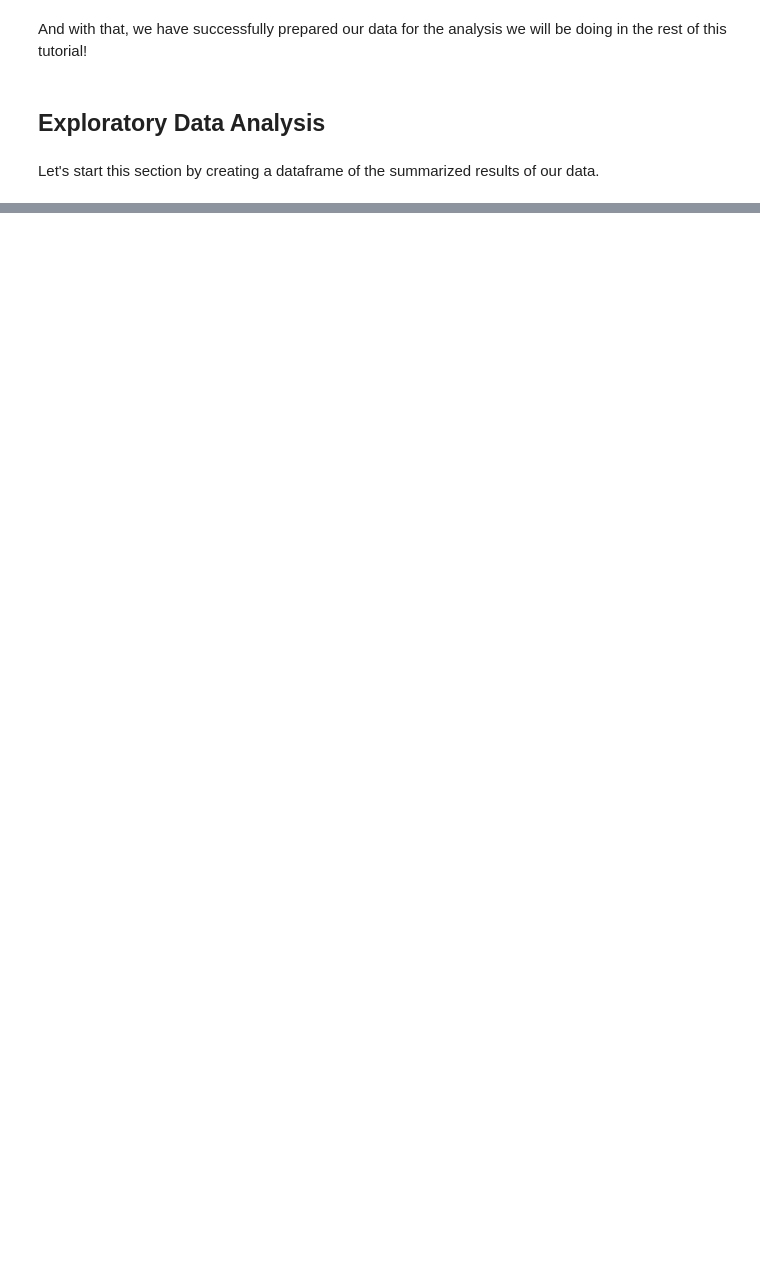
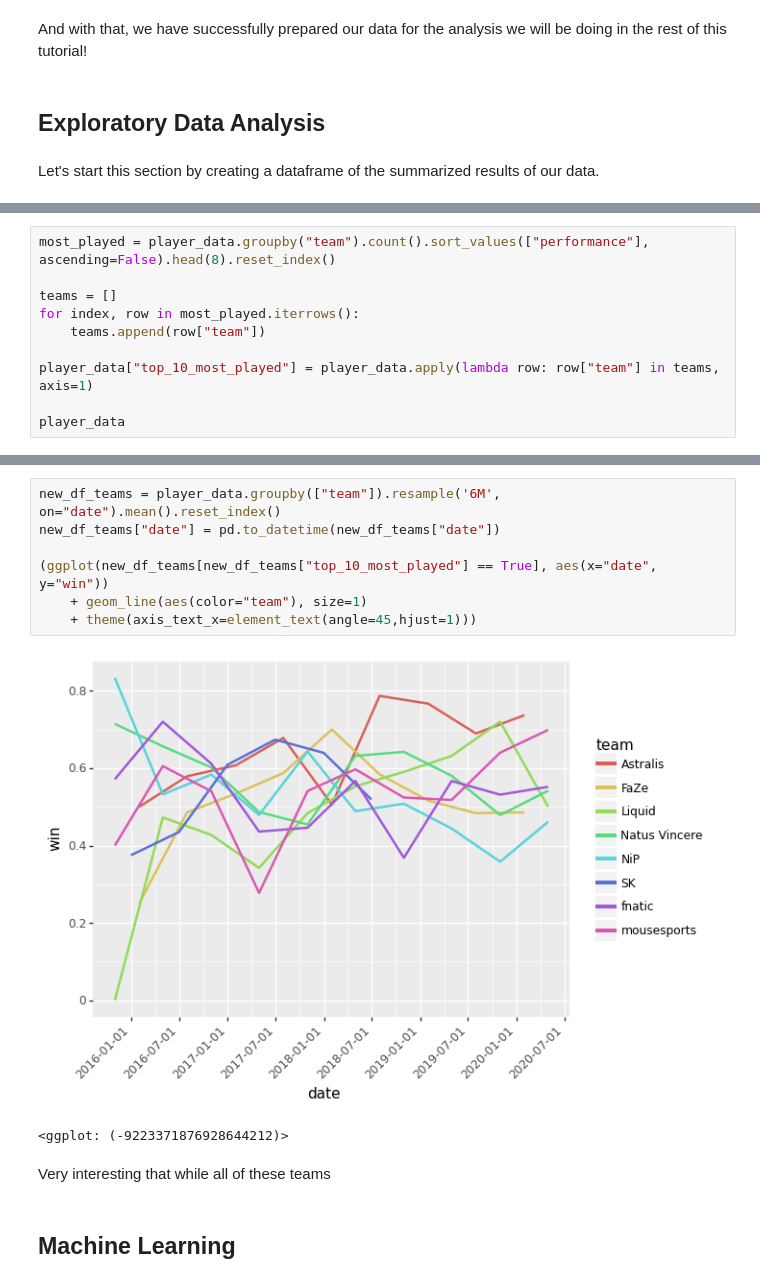
Before and after one commit to SphinxNumberNine/CS-GO-Data-Analysis, a Jupyter notebook: report.ipynb, the cells around one changed output, grey strips where cells are left out. Drawn from its saved outputs; the diff is of its cells as text; blank space fills up the shorter version.

```diff
--- a/report.ipynb
+++ b/report.ipynb
@@ -454,0 +537,10 @@ With that out of the way, we are free to start graphing some of our findings so
+# %%
+most_played = player_data.groupby("team").count().sort_values(["performance"], ascending=False).head(8).reset_index()
+
+teams = []
+for index, row in most_played.iterrows():
+    teams.append(row["team"])
+
+player_data["top_10_most_played"] = player_data.apply(lambda row: row["team"] in teams, axis=1)
+
+player_data
@@ -454,0 +561,14 @@ With that out of the way, we are free to start graphing some of our findings so
+# %%
+new_df_teams = player_data.groupby(["team"]).resample('6M', on="date").mean().reset_index()
+new_df_teams["date"] = pd.to_datetime(new_df_teams["date"])
+
+(ggplot(new_df_teams[new_df_teams["top_10_most_played"] == True], aes(x="date", y="win"))
+    + geom_line(aes(color="team"), size=1)
+    + theme(axis_text_x=element_text(angle=45,hjust=1)))
+# %% [output]
+[figure, added]
+<ggplot: (-9223371876928644212)>
+# %% [markdown]
+Very interesting that while all of these teams
+# %% [markdown]
+## Machine Learning
```
Also changed, not shown: parts of 44 cells of this notebook, 1 other file.
